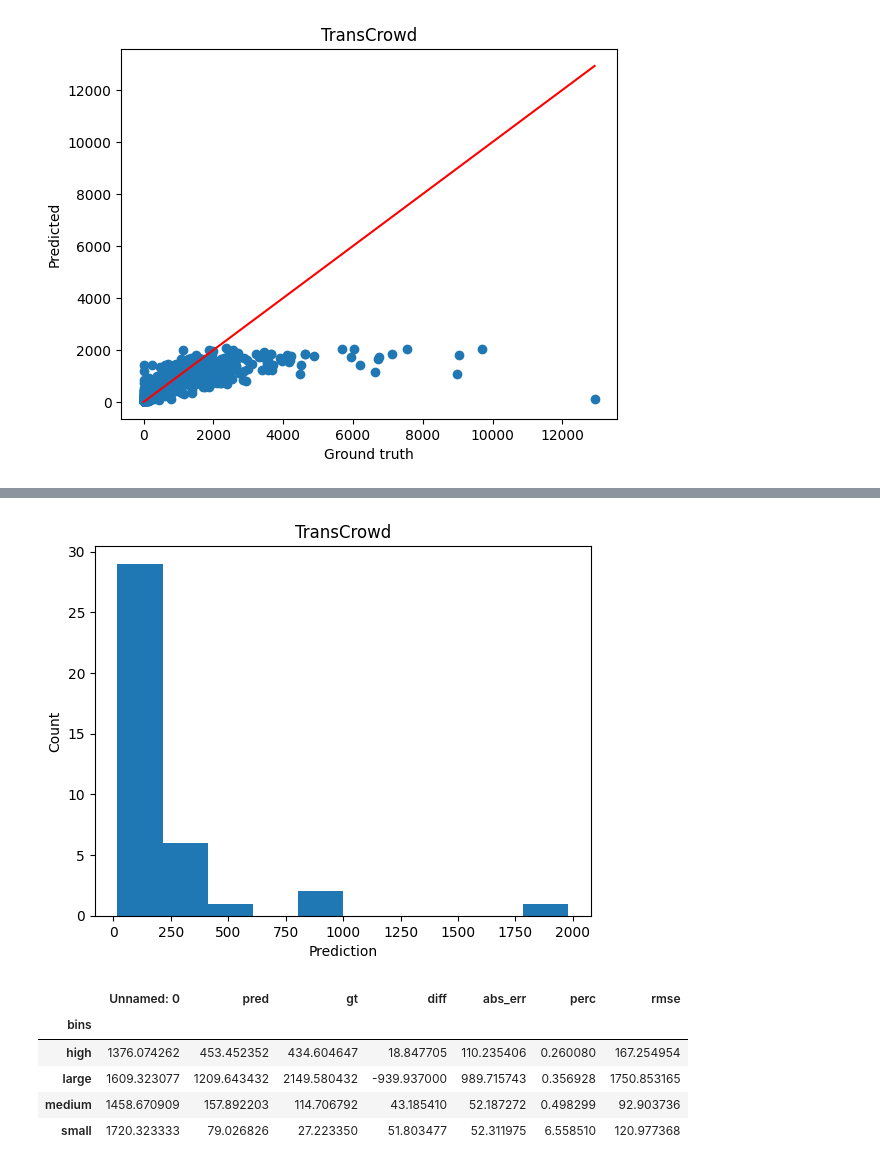
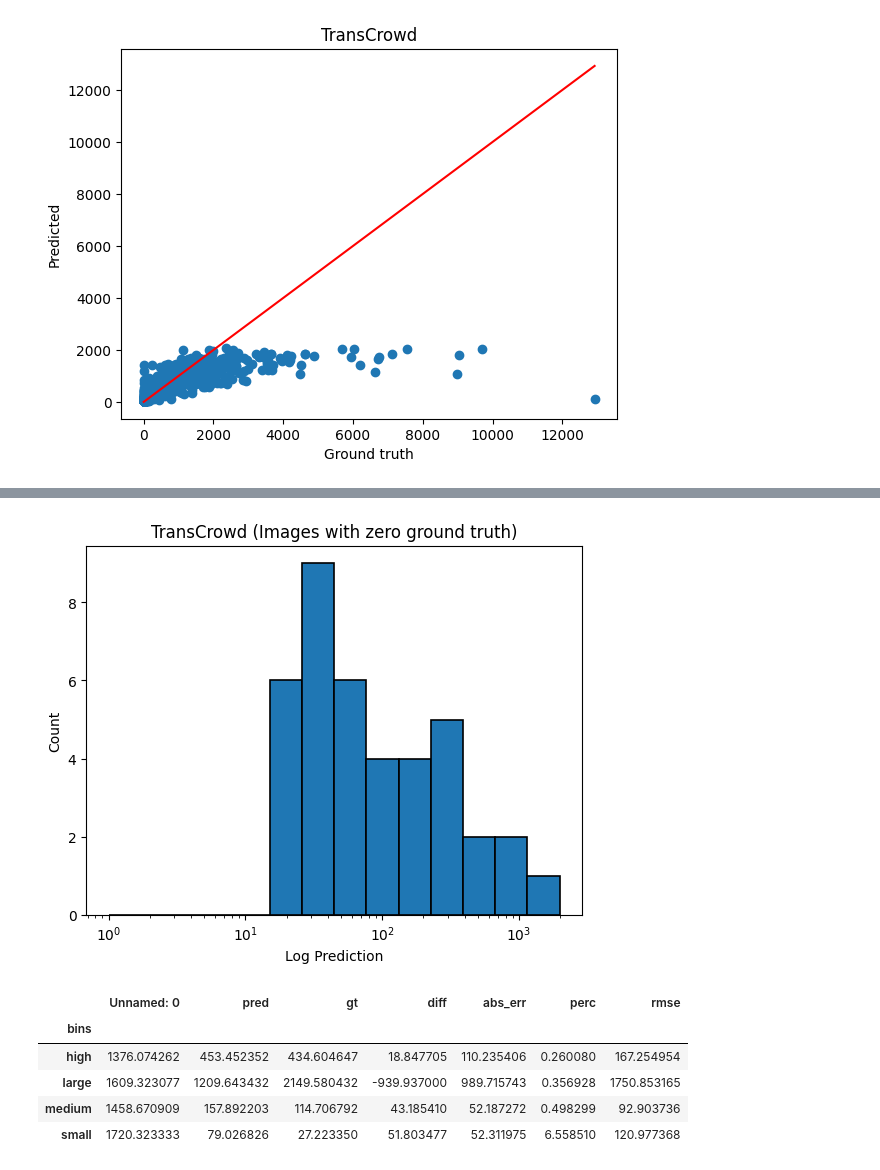
Before and after one commit to wozniakw2002/MSC-thesis, a Jupyter notebook: TransCrowd_test.ipynb, the cells around one changed output, grey strips where cells are left out. Cells and saved outputs as stored; diff of their text form; code cells hidden in the pictures.

```diff
--- a/TransCrowd_test.ipynb
+++ b/TransCrowd_test.ipynb
@@ -173,13 +191,28 @@ Text(0, 0.5, 'Predicted')
 df2 = pd.read_csv(r'output\history\transcrowd\evaluation_extended.csv')
 df2 = df2[df2['gt'] == 0]
 # %%
-plt.hist(df2['pred'])
-plt.xlabel("Prediction")
+bins = np.logspace(
+    0,
+    np.log10(df2['pred'].max()),
+    15
+)
+
+plt.hist(
+    df2['pred'],
+    bins=bins,
+    edgecolor='black',
+    linewidth=1.2
+)
+
+plt.xscale('log')
+
+plt.xlabel("Log Prediction")
 plt.ylabel("Count")
-plt.title('TransCrowd')
+plt.title("TransCrowd (Images with zero ground truth)")
+
 plt.show()
 # %% [output]
-[figure, old version]
+[figure, new version]
 # %%
 def bins(x):
     if x <= 50:
```
Also changed, not shown: parts of 7 cells of this notebook, 19 other files.
